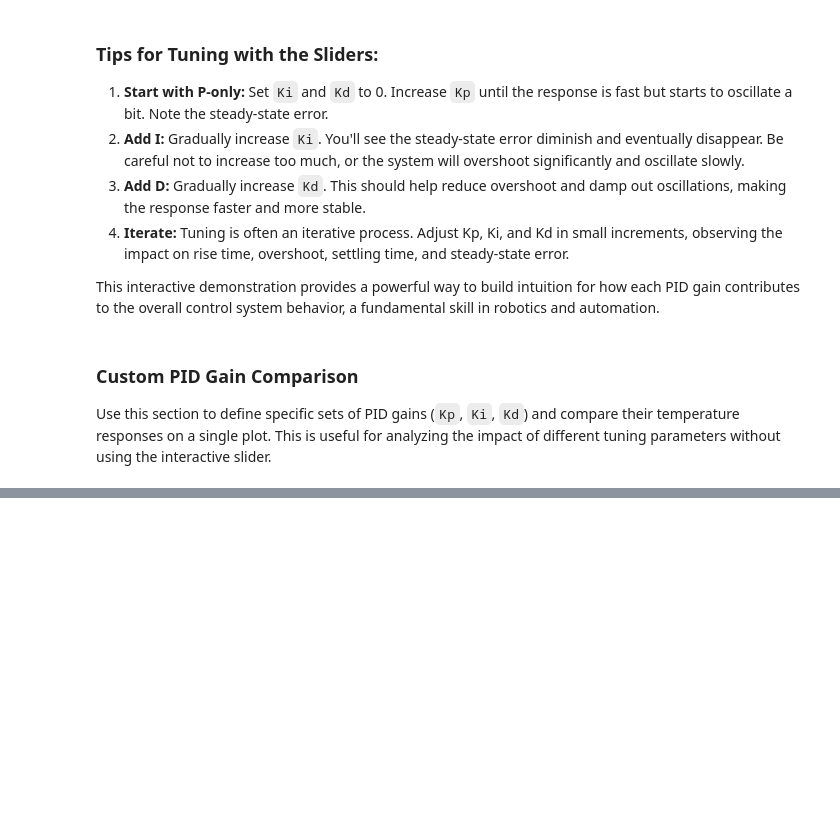
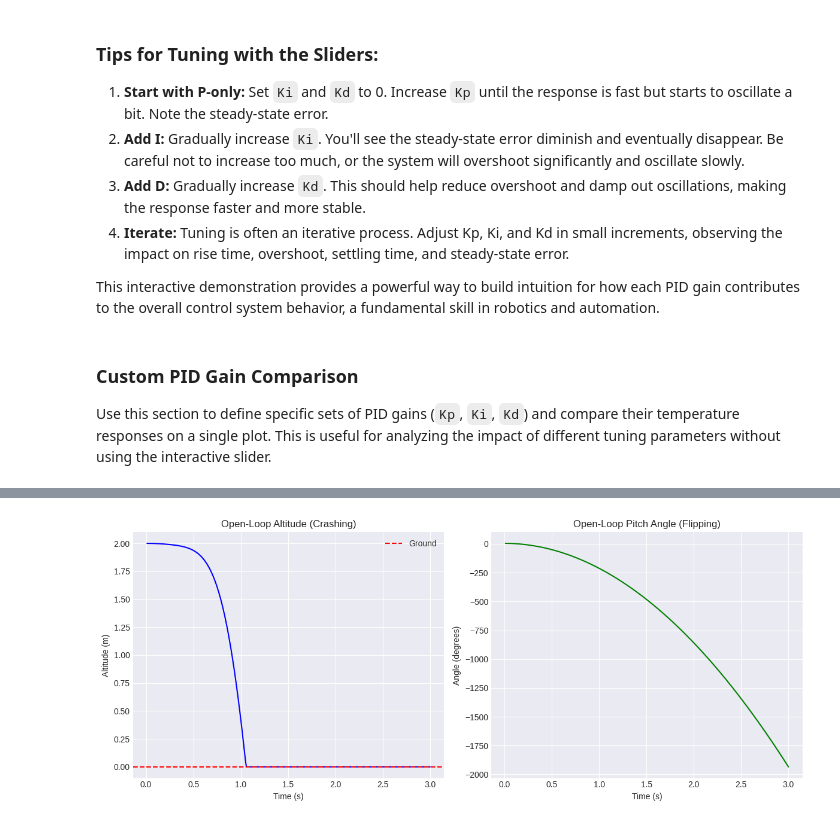
Before and after one commit to SAIRISAN123/Control-System-Interactive, a Jupyter notebook: ControlSystemsInteractiveLearning.ipynb, the cells around one changed output, grey strips where cells are left out. Drawn from its saved outputs; the diff is of its cells as text; code cells hidden in the pictures; blank space fills up the shorter version.

```diff
--- a/ControlSystemsInteractiveLearning.ipynb
+++ b/ControlSystemsInteractiveLearning.ipynb
@@ -609,0 +964,88 @@ plt.show()
+# %%
+import numpy as np
+import matplotlib.pyplot as plt
+
+# 1. & 2. Create Drone2D class with physics model and Euler integration
+class Drone2D:
+    def __init__(self, dt=0.01, mass=1.0, inertia=0.05, arm_length=0.25, g=9.81, max_thrust=15.0):
+        self.dt = dt
+        self.m = mass
+        self.I = inertia
+        self.L = arm_length
+        self.g = g
+        self.max_thrust = max_thrust
+        self.reset()
+
+    def reset(self, z=2.0, vz=0.0, theta=np.deg2rad(5.0), omega=0.0):
+        self.z = z
+        self.vz = vz
+        self.theta = theta
+        self.omega = omega
+        self.time = 0.0
+
+    def update(self, F1_cmd, F2_cmd):
+        # Clamp thrusts to physical limits
+        F1 = np.clip(F1_cmd, 0, self.max_thrust)
+        F2 = np.clip(F2_cmd, 0, self.max_thrust)
+
+        # Physics equations
+        total_thrust_vertical = (F1 + F2) * np.cos(self.theta)
+        az = (total_thrust_vertical / self.m) - self.g
+        tau = (F2 - F1) * self.L
+        alpha = tau / self.I
+
+        # Euler integration
+        self.vz += az * self.dt
+        self.z += self.vz * self.dt
+        self.omega += alpha * self.dt
+        self.theta += self.omega * self.dt
+
+        # 3. Ground collision detection
+        if self.z <= 0:
+            self.z = 0
+            self.vz = 0
+
+        self.time += self.dt
+        return self.z, self.theta
+
+# 4. Define simulation loop with constant imbalanced thrust
+drone = Drone2D()
+duration = 3.0
+steps = int(duration / drone.dt)
+
+# Hover thrust for 1kg is ~9.81N total.
+# We apply imbalanced thrust: F1 > F2
+F1_const = 5.5
+F2_const = 4.0
+
+t_hist, z_hist, theta_hist = [], [], []
+
+for _ in range(steps):
+    z, th = drone.update(F1_const, F2_const)
+    t_hist.append(drone.time)
+    z_hist.append(z)
+    theta_hist.append(np.degrees(th))
+
+# 5. Plotting results
+plt.figure(figsize=(12, 5))
+
+plt.subplot(1, 2, 1)
+plt.plot(t_hist, z_hist, color='blue')
+plt.axhline(0, color='red', linestyle='--', label='Ground')
+plt.title('Open-Loop Altitude (Crashing)')
+plt.xlabel('Time (s)')
+plt.ylabel('Altitude (m)')
+plt.grid(True)
+plt.legend()
+
+plt.subplot(1, 2, 2)
+plt.plot(t_hist, theta_hist, color='green')
+plt.title('Open-Loop Pitch Angle (Flipping)')
+plt.xlabel('Time (s)')
+plt.ylabel('Angle (degrees)')
+plt.grid(True)
+
+plt.tight_layout()
+plt.show()
+# %% [output]
+[figure, added]
```
Also changed, not shown: parts of 33 cells of this notebook.
